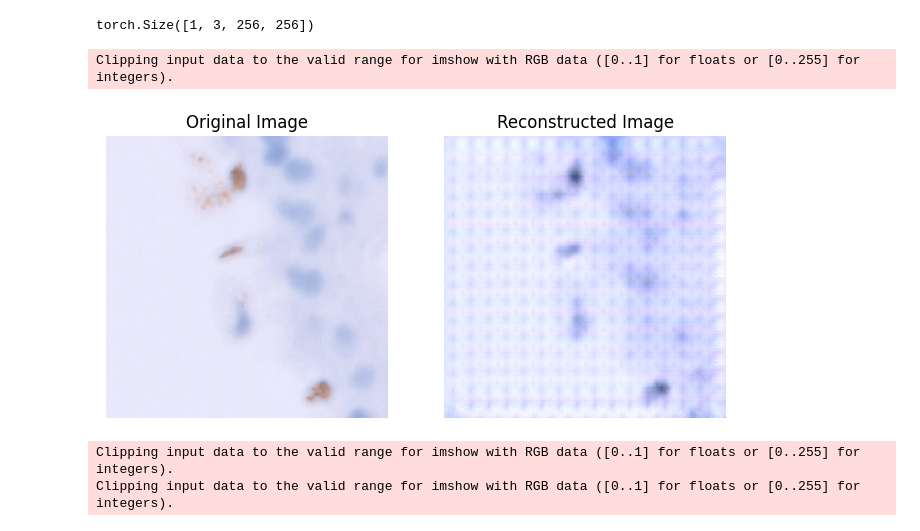
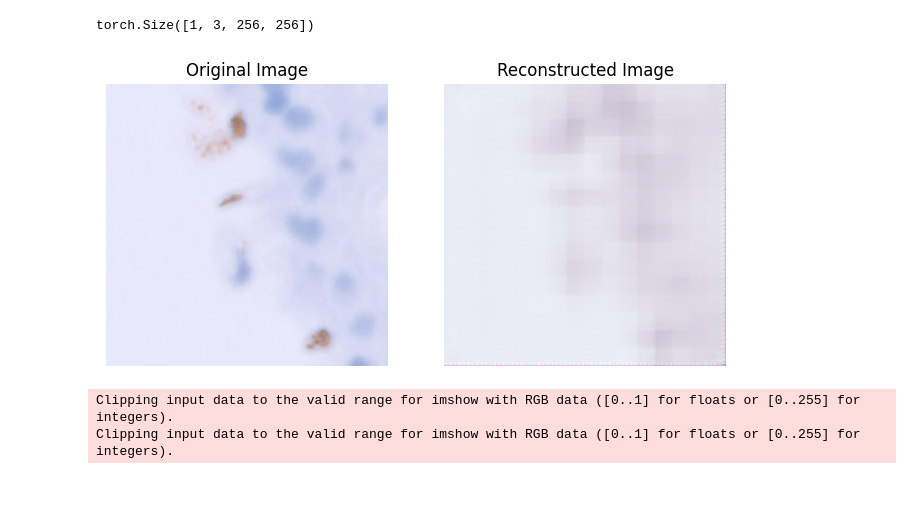
Before and after one commit to Pikurrot/MED-GIA, a Jupyter notebook: AnomalyDetection/inference.ipynb, the cells around one changed output. Drawn from its saved outputs; the diff is of its cells as text; code cells hidden in the pictures; blank space fills up the shorter version.

Commit message:
Solve Autoencoder not learning correctly

```diff
--- a/AnomalyDetection/inference.ipynb
+++ b/AnomalyDetection/inference.ipynb
@@ -19,7 +19,7 @@ model = Autoencoder()
 
 # Load model.pth if exists
 try:
-	model.load_state_dict(torch.load("models/Autoencoder_default.pth"))
+	model.load_state_dict(torch.load("models/Autoencoder.pth"))
 except FileNotFoundError:
 	print("No model.pth found")
 model.to(device)
@@ -28,7 +28,8 @@ model.eval()
 # Define a transform to preprocess the image
 transform = transforms.Compose([
 		transforms.Resize(256),
-		transforms.ToTensor()
+		transforms.ToTensor(),
+		transforms.Normalize((0.5, 0.5, 0.5), (0.5, 0.5, 0.5))
 	])
 
 # Load data path
@@ -50,27 +51,33 @@ torch.Size([1, 3, 256, 256])
 with torch.no_grad():
     reconstructed_image = model(input_image.to(device))
 # %%
+def denormalize(tensor):
+	tensor = tensor * 0.5 + 0.5
+	tensor = tensor * 255
+	tensor = tensor.clamp(0, 255)
+	tensor = tensor.type(torch.uint8)
+	return tensor
+
 # Convert tensors to images for visualization
-input_image_np = input_image.squeeze(0).permute(1, 2, 0).cpu().numpy()
-reconstructed_image_np = reconstructed_image.squeeze(0).permute(1, 2, 0).cpu().numpy()
+input_image_np = denormalize(input_image.squeeze(0).cpu()).permute(1, 2, 0).numpy()
+reconstructed_image_np = denormalize(reconstructed_image.squeeze(0).cpu()).permute(1, 2, 0).numpy()
 
 # Display the original and reconstructed images
 plt.figure(figsize=(8, 4))
 
 plt.subplot(1, 2, 1)
 plt.title("Original Image")
 plt.imshow(input_image_np)
 plt.axis("off")
 
 plt.subplot(1, 2, 2)
 plt.title("Reconstructed Image")
-plt.imshow(reconstructed_image_np)
+plt.imshow(reconstructed_image_np, vmin=0, vmax=255)
 plt.axis("off")
 
 plt.show()
 # %% [output]
-Clipping input data to the valid range for imshow with RGB data ([0..1] for floats or [0..255] for integers).
-[figure, old version]
+[figure, new version]
 # %%
 def check_red_fraction(orig, reco, thresh, return_value=False):
 	# Convert the images from RGB to HSV
```
Also changed, not shown: 3 other files.
